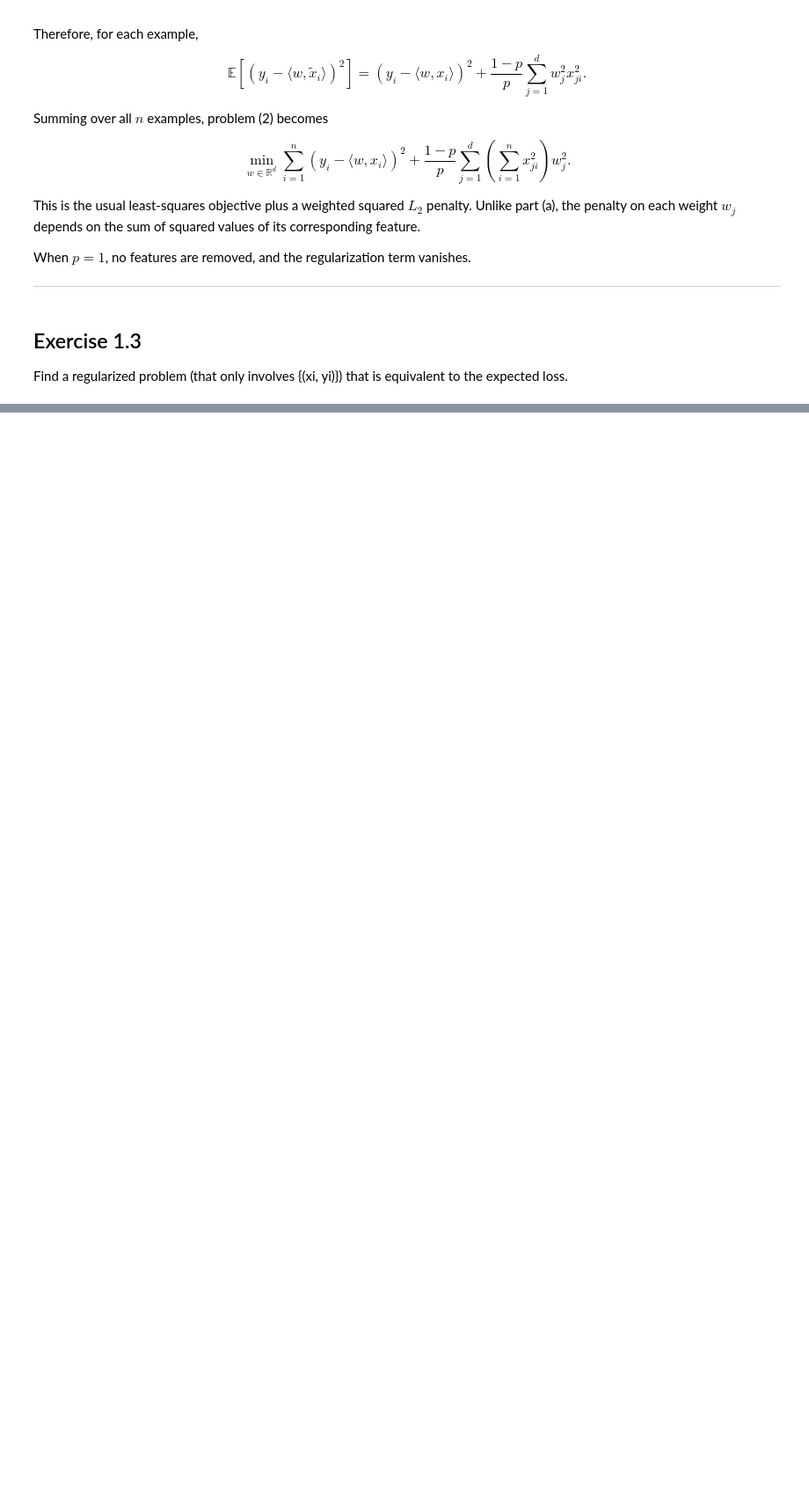
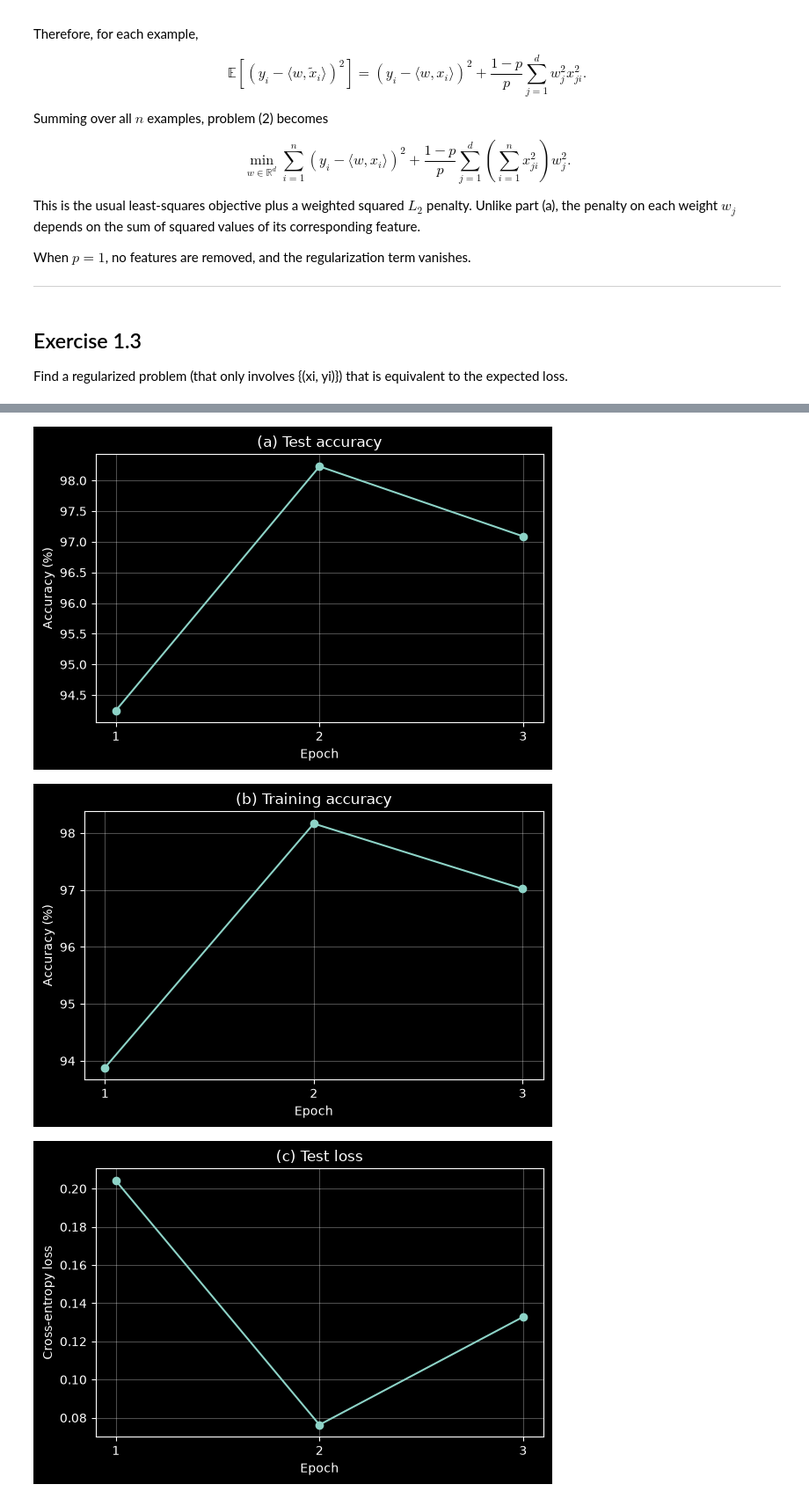
Before and after one commit to carlosp2001/uw-f26, a Jupyter notebook: CS680/assignments/a2/a2.ipynb, the cells around one changed output, grey strips where cells are left out. Shown at 88% size. Drawn from its saved outputs; the diff is of its cells as text; code cells hidden in the pictures; blank space fills up the shorter version.

Commit message:
Add CS680 Assignment 2 README, trained weights, MNIST data, and notebook results
Co-Authored-By: Claude Sonnet 5.5 <noreply@anthropic.com>

```diff
--- a/CS680/assignments/a2/a2.ipynb
+++ b/CS680/assignments/a2/a2.ipynb
@@ -346,0 +610,28 @@ but not the same objective values.
+# %%
+def plot_metric(
+        epochs: list[int],
+        values: list[float],
+        title: str,
+        ylabel: str,
+) -> None:
+    if not epochs or len(epochs) != len(values):
+        raise ValueError("Epochs and metric values must be nonempty and aligned.")
+    plt.figure(figsize=(6, 4))
+    plt.plot(epochs, values, marker="o")
+    plt.xticks(epochs)
+    plt.xlabel("Epoch")
+    plt.ylabel(ylabel)
+    plt.title(title)
+    plt.grid(True, alpha=0.3)
+    plt.tight_layout()
+    plt.show()
+
+
+plot_metric(history["epoch"], history["test_accuracy"], "(a) Test accuracy", "Accuracy (%)")
+plot_metric(history["epoch"], history["train_accuracy"], "(b) Training accuracy", "Accuracy (%)")
+plot_metric(history["epoch"], history["test_loss"], "(c) Test loss", "Cross-entropy loss")
+plot_metric(history["epoch"], history["train_loss"], "(d) Training loss", "Cross-entropy loss")
+# %% [output]
+[figure, added]
+[figure, added]
+[figure, added]
```
Also changed, not shown: parts of 30 cells of this notebook, 12 other files.
